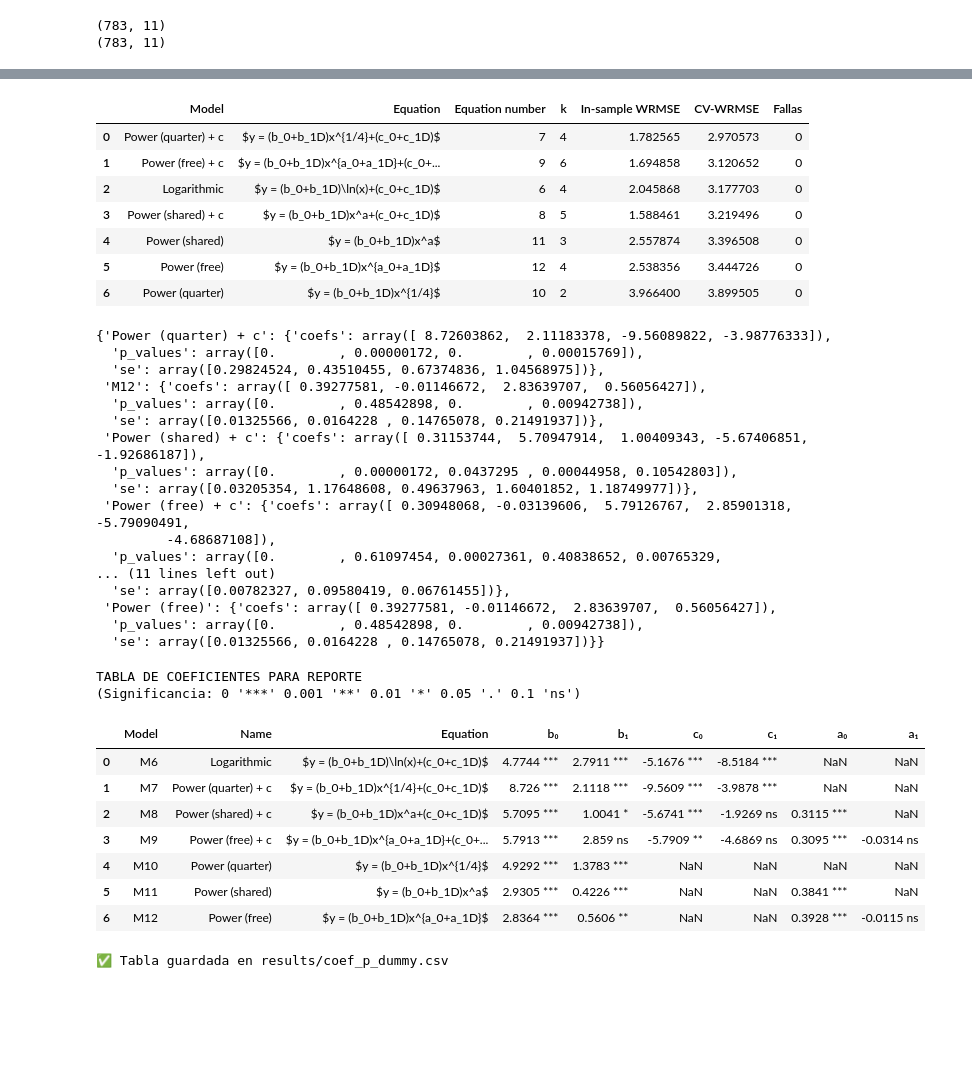
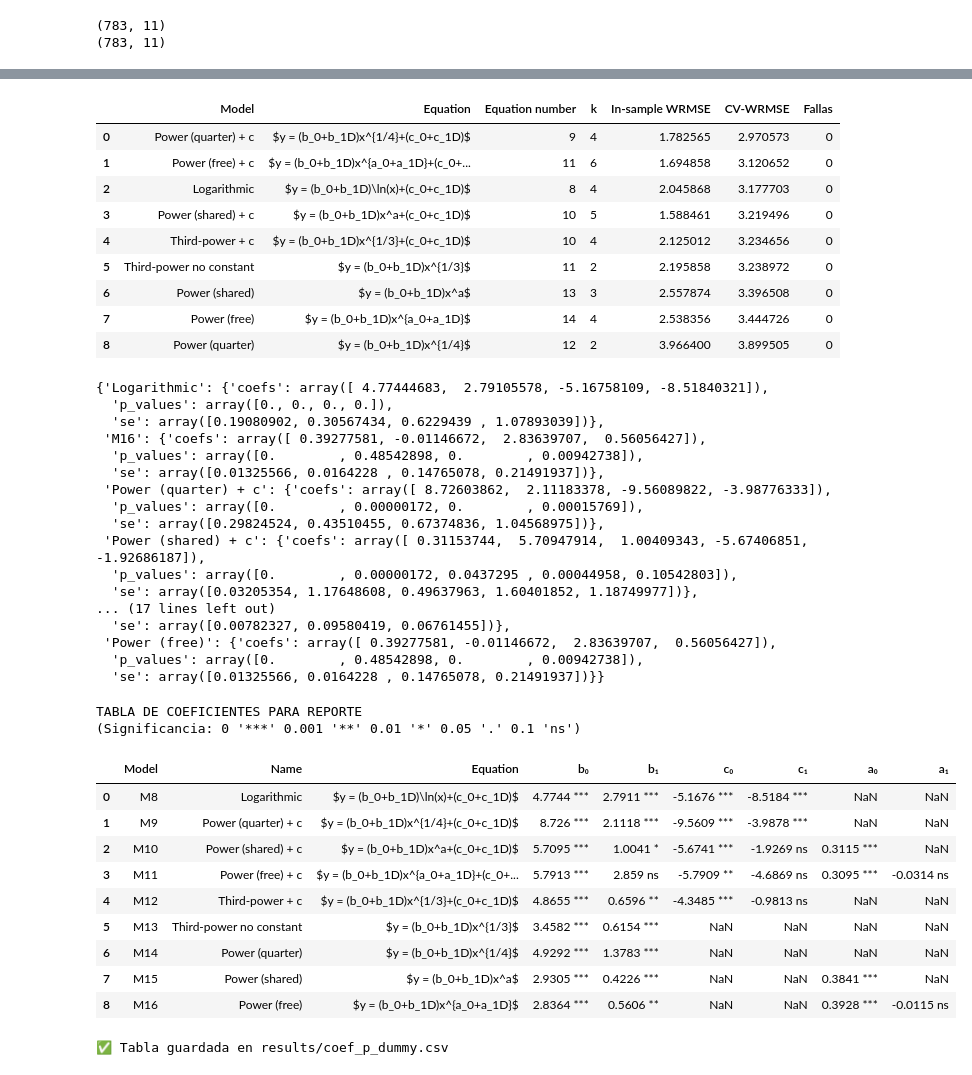
Before and after one commit to Vazquez-Borsetti/quarter-power-C-human-rodent-translation, a Jupyter notebook: table_dummy_loocv2.ipynb, the cells around one changed output, grey strips where cells are left out. Cells and saved outputs as stored; diff of their text form; code cells hidden in the pictures; blank space fills up the shorter version.

Commit message:
third

```diff
--- a/table_dummy_loocv2.ipynb
+++ b/table_dummy_loocv2.ipynb
@@ -110,7 +110,7 @@ def comparar_modelos_conjuntos_loocv(x, y, D):
 
     print(f"⚠️ Ejecutando LOOCV para {n_samples} muestras. Esto puede tomar unos minutos...\n")
 
-    keys_order = ['M7', 'M8', 'M9', 'M6', 'M10', 'M11', 'M12']
+    keys_order = [ 'M8', 'M9', 'M10', 'M11', 'M12','M13','M14','M15','M16']
 
     model_configs = []
     for key in keys_order:
@@ -285,29 +287,31 @@ Power (quarter) + c                7      $y = (b_0+b_1D)x^{1/4}+(c_0+c_1D)$  4
 display(tabla_loocv)
 # %% [output]
 |  | Model | Equation | Equation number | k | In-sample WRMSE | CV-WRMSE | Fallas |
-| 0 | Power (quarter) + c | $y = (b_0+b_1D)x^{1/4}+(c_0+c_1D)$ | 7 | 4 | 1.782565 | 2.970573 | 0 |
-| 1 | Power (free) + c | $y = (b_0+b_1D)x^{a_0+a_1D}+(c_0+... | 9 | 6 | 1.694858 | 3.120652 | 0 |
-| 2 | Logarithmic | $y = (b_0+b_1D)\ln(x)+(c_0+c_1D)$ | 6 | 4 | 2.045868 | 3.177703 | 0 |
-| 3 | Power (shared) + c | $y = (b_0+b_1D)x^a+(c_0+c_1D)$ | 8 | 5 | 1.588461 | 3.219496 | 0 |
-| 4 | Power (shared) | $y = (b_0+b_1D)x^a$ | 11 | 3 | 2.557874 | 3.396508 | 0 |
-| 5 | Power (free) | $y = (b_0+b_1D)x^{a_0+a_1D}$ | 12 | 4 | 2.538356 | 3.444726 | 0 |
-| 6 | Power (quarter) | $y = (b_0+b_1D)x^{1/4}$ | 10 | 2 | 3.966400 | 3.899505 | 0 |
+| 0 | Power (quarter) + c | $y = (b_0+b_1D)x^{1/4}+(c_0+c_1D)$ | 9 | 4 | 1.782565 | 2.970573 | 0 |
+| 1 | Power (free) + c | $y = (b_0+b_1D)x^{a_0+a_1D}+(c_0+... | 11 | 6 | 1.694858 | 3.120652 | 0 |
+| 2 | Logarithmic | $y = (b_0+b_1D)\ln(x)+(c_0+c_1D)$ | 8 | 4 | 2.045868 | 3.177703 | 0 |
+| 3 | Power (shared) + c | $y = (b_0+b_1D)x^a+(c_0+c_1D)$ | 10 | 5 | 1.588461 | 3.219496 | 0 |
+| 4 | Third-power + c | $y = (b_0+b_1D)x^{1/3}+(c_0+c_1D)$ | 10 | 4 | 2.125012 | 3.234656 | 0 |
+| 5 | Third-power no constant | $y = (b_0+b_1D)x^{1/3}$ | 11 | 2 | 2.195858 | 3.238972 | 0 |
+| 6 | Power (shared) | $y = (b_0+b_1D)x^a$ | 13 | 3 | 2.557874 | 3.396508 | 0 |
+| 7 | Power (free) | $y = (b_0+b_1D)x^{a_0+a_1D}$ | 14 | 4 | 2.538356 | 3.444726 | 0 |
+| 8 | Power (quarter) | $y = (b_0+b_1D)x^{1/4}$ | 12 | 2 | 3.966400 | 3.899505 | 0 |
 # %%
 display(parametros_loocv)
 # %% [output]
-{'Power (quarter) + c': {'coefs': array([ 8.72603862,  2.11183378, -9.56089822, -3.98776333]),
+{'Logarithmic': {'coefs': array([ 4.77444683,  2.79105578, -5.16758109, -8.51840321]),
+  'p_values': array([0., 0., 0., 0.]),
+  'se': array([0.19080902, 0.30567434, 0.6229439 , 1.07893039])},
+ 'M16': {'coefs': array([ 0.39277581, -0.01146672,  2.83639707,  0.56056427]),
+  'p_values': array([0.        , 0.48542898, 0.        , 0.00942738]),
+  'se': array([0.01325566, 0.0164228 , 0.14765078, 0.21491937])},
+ 'Power (quarter) + c': {'coefs': array([ 8.72603862,  2.11183378, -9.56089822, -3.98776333]),
   'p_values': array([0.        , 0.00000172, 0.        , 0.00015769]),
   'se': array([0.29824524, 0.43510455, 0.67374836, 1.04568975])},
- 'M12': {'coefs': array([ 0.39277581, -0.01146672,  2.83639707,  0.56056427]),
-  'p_values': array([0.        , 0.48542898, 0.        , 0.00942738]),
-  'se': array([0.01325566, 0.0164228 , 0.14765078, 0.21491937])},
  'Power (shared) + c': {'coefs': array([ 0.31153744,  5.70947914,  1.00409343, -5.67406851, -1.92686187]),
   'p_values': array([0.        , 0.00000172, 0.0437295 , 0.00044958, 0.10542803]),
   'se': array([0.03205354, 1.17648608, 0.49637963, 1.60401852, 1.18749977])},
- 'Power (free) + c': {'coefs': array([ 0.30948068, -0.03139606,  5.79126767,  2.85901318, -5.79090491,
-         -4.68687108]),
-  'p_values': array([0.        , 0.61097454, 0.00027361, 0.40838652, 0.00765329,
-... (11 lines left out)
+... (17 lines left out)
   'se': array([0.00782327, 0.09580419, 0.06761455])},
  'Power (free)': {'coefs': array([ 0.39277581, -0.01146672,  2.83639707,  0.56056427]),
   'p_values': array([0.        , 0.48542898, 0.        , 0.00942738]),
@@ -319,7 +323,7 @@ def build_params_table_wide_only(parametros_loocv, models_config=cfg.MODELS):
     """Genera tabla Ancha solo para los modelos conjuntos deseados."""
 
     # --- FILTRO EXPLÍCITO PARA EVITAR MODELOS NO DESEADOS ---
-    allowed_models = ['M6', 'M7', 'M8', 'M9', 'M10', 'M11', 'M12']
+    allowed_models = [ 'M8', 'M9', 'M10', 'M11', 'M12','M13','M14','M15','M16']
 
     def get_sig(pval):
         if pd.isna(pval): return ''
@@ -353,40 +357,42 @@ def build_params_table_wide_only(parametros_loocv, models_config=cfg.MODELS):
 
         rows_wide.append(row_wide)
 
     # Crear DataFrame y ordenar
     df_wide = pd.DataFrame(rows_wide)
     if not df_wide.empty:
         df_wide['_sort'] = df_wide['Model'].str.extract(r'M(\d+)').astype(int)
         df_wide = df_wide.sort_values('_sort').drop('_sort', axis=1).reset_index(drop=True)
 
     return df_wide
 
 # ============================================================
 # EJECUTAR Y MOSTRAR
 # ============================================================
 df_wide_reporte = build_params_table_wide_only(parametros_loocv)
 
 print("TABLA DE COEFICIENTES PARA REPORTE")
 print("(Significancia: 0 '***' 0.001 '**' 0.01 '*' 0.05 '.' 0.1 'ns')\n")
 display(df_wide_reporte)
 
 try:
     csv_path = 'results/coef_p_dummy.csv'
     df_wide_reporte.to_csv(csv_path, index=False, encoding='utf-8')
     print(f"\n✅ Tabla guardada en {csv_path}")
 except Exception as e:
     print(f"\n⚠️ Error al guardar: {e}")
 # %% [output]
 TABLA DE COEFICIENTES PARA REPORTE
 (Significancia: 0 '***' 0.001 '**' 0.01 '*' 0.05 '.' 0.1 'ns')
 |  | Model | Name | Equation | b₀ | b₁ | c₀ | c₁ | a₀ | a₁ |
-| 0 | M6 | Logarithmic | $y = (b_0+b_1D)\ln(x)+(c_0+c_1D)$ | 4.7744 *** | 2.7911 *** | -5.1676 *** | -8.5184 *** | NaN | NaN |
-| 1 | M7 | Power (quarter) + c | $y = (b_0+b_1D)x^{1/4}+(c_0+c_1D)$ | 8.726 *** | 2.1118 *** | -9.5609 *** | -3.9878 *** | NaN | NaN |
-| 2 | M8 | Power (shared) + c | $y = (b_0+b_1D)x^a+(c_0+c_1D)$ | 5.7095 *** | 1.0041 * | -5.6741 *** | -1.9269 ns | 0.3115 *** | NaN |
-| 3 | M9 | Power (free) + c | $y = (b_0+b_1D)x^{a_0+a_1D}+(c_0+... | 5.7913 *** | 2.859 ns | -5.7909 ** | -4.6869 ns | 0.3095 *** | -0.0314 ns |
-| 4 | M10 | Power (quarter) | $y = (b_0+b_1D)x^{1/4}$ | 4.9292 *** | 1.3783 *** | NaN | NaN | NaN | NaN |
-| 5 | M11 | Power (shared) | $y = (b_0+b_1D)x^a$ | 2.9305 *** | 0.4226 *** | NaN | NaN | 0.3841 *** | NaN |
-| 6 | M12 | Power (free) | $y = (b_0+b_1D)x^{a_0+a_1D}$ | 2.8364 *** | 0.5606 ** | NaN | NaN | 0.3928 *** | -0.0115 ns |
+| 0 | M8 | Logarithmic | $y = (b_0+b_1D)\ln(x)+(c_0+c_1D)$ | 4.7744 *** | 2.7911 *** | -5.1676 *** | -8.5184 *** | NaN | NaN |
+| 1 | M9 | Power (quarter) + c | $y = (b_0+b_1D)x^{1/4}+(c_0+c_1D)$ | 8.726 *** | 2.1118 *** | -9.5609 *** | -3.9878 *** | NaN | NaN |
+| 2 | M10 | Power (shared) + c | $y = (b_0+b_1D)x^a+(c_0+c_1D)$ | 5.7095 *** | 1.0041 * | -5.6741 *** | -1.9269 ns | 0.3115 *** | NaN |
+| 3 | M11 | Power (free) + c | $y = (b_0+b_1D)x^{a_0+a_1D}+(c_0+... | 5.7913 *** | 2.859 ns | -5.7909 ** | -4.6869 ns | 0.3095 *** | -0.0314 ns |
+| 4 | M12 | Third-power + c | $y = (b_0+b_1D)x^{1/3}+(c_0+c_1D)$ | 4.8655 *** | 0.6596 ** | -4.3485 *** | -0.9813 ns | NaN | NaN |
+| 5 | M13 | Third-power no constant | $y = (b_0+b_1D)x^{1/3}$ | 3.4582 *** | 0.6154 *** | NaN | NaN | NaN | NaN |
+| 6 | M14 | Power (quarter) | $y = (b_0+b_1D)x^{1/4}$ | 4.9292 *** | 1.3783 *** | NaN | NaN | NaN | NaN |
+| 7 | M15 | Power (shared) | $y = (b_0+b_1D)x^a$ | 2.9305 *** | 0.4226 *** | NaN | NaN | 0.3841 *** | NaN |
+| 8 | M16 | Power (free) | $y = (b_0+b_1D)x^{a_0+a_1D}$ | 2.8364 *** | 0.5606 ** | NaN | NaN | 0.3928 *** | -0.0115 ns |
 ✅ Tabla guardada en results/coef_p_dummy.csv
 # %%
 # Celda 10: Test de diferencias entre grupos (Significancia de Dummies)
```
Also changed, not shown: parts of 2 cells of this notebook, 9 other files.
